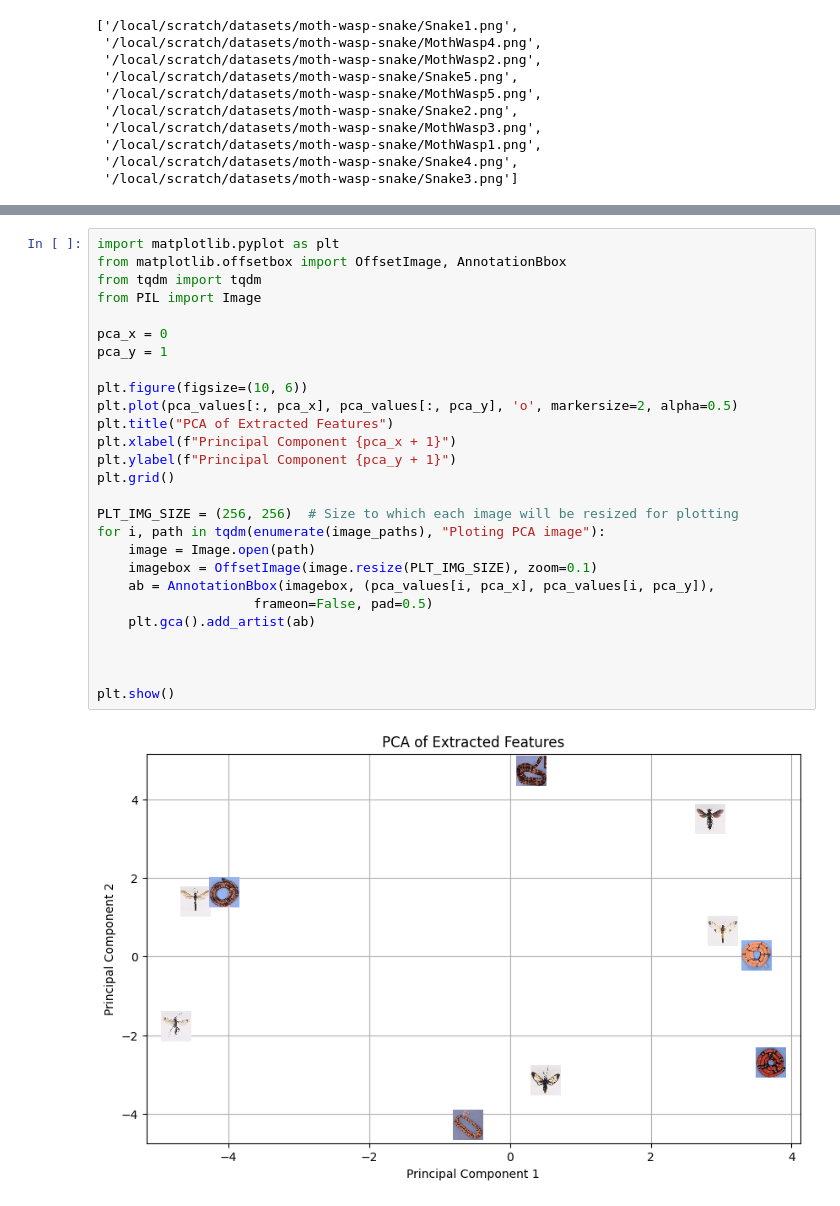
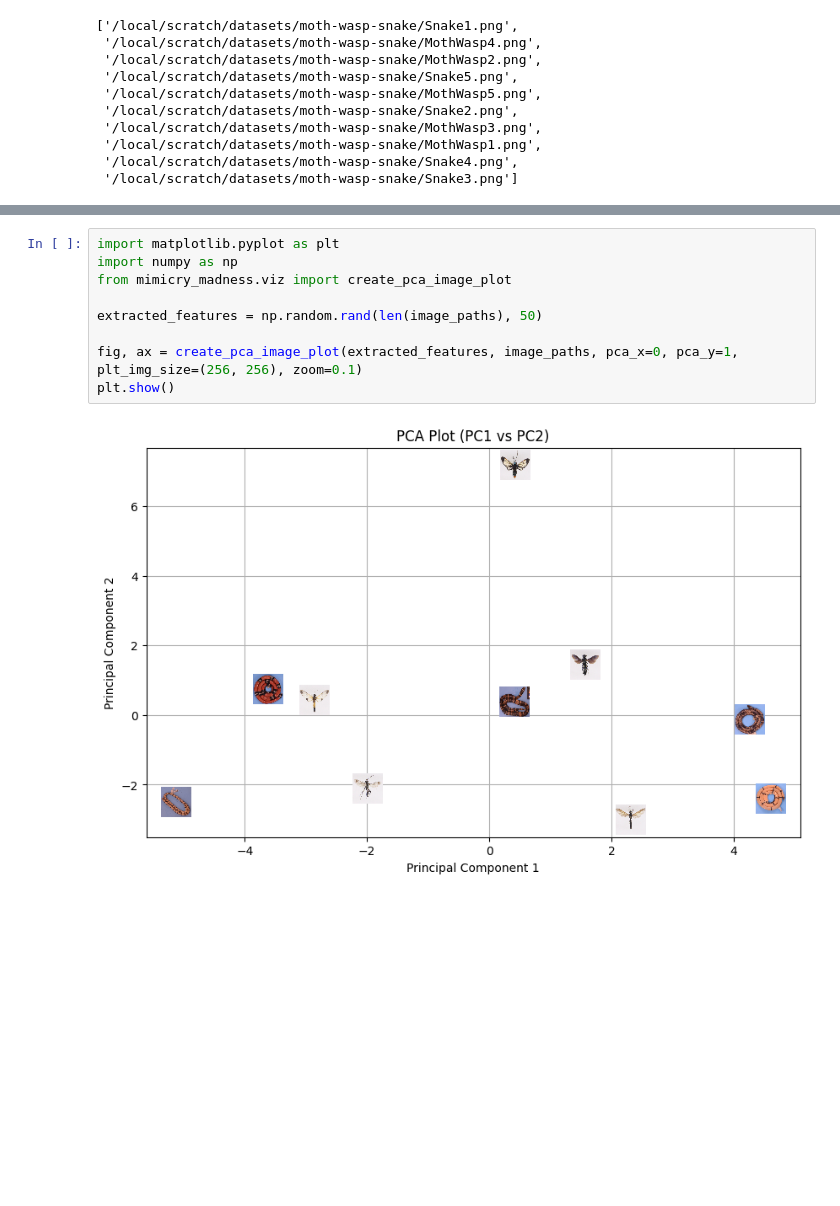
Before and after one commit to Imageomics/mimicry-madness, a Jupyter notebook: notebooks/david-playground.ipynb, the cells around one changed output, grey strips where cells are left out. Cells and saved outputs as stored; diff of their text form; blank space fills up the shorter version.

Commit message:
Added pca visualization to library

```diff
--- a/notebooks/david-playground.ipynb
+++ b/notebooks/david-playground.ipynb
@@ -37,29 +22,11 @@ pca_values = pca.fit_transform(normalized_features)
-# %%
-import matplotlib.pyplot as plt
-from matplotlib.offsetbox import OffsetImage, AnnotationBbox
-from tqdm import tqdm
-from PIL import Image
-
-pca_x = 0
-pca_y = 1
-
-plt.figure(figsize=(10, 6))
-plt.plot(pca_values[:, pca_x], pca_values[:, pca_y], 'o', markersize=2, alpha=0.5)
-plt.title("PCA of Extracted Features")
-plt.xlabel(f"Principal Component {pca_x + 1}")
-plt.ylabel(f"Principal Component {pca_y + 1}")
-plt.grid()
-
-PLT_IMG_SIZE = (256, 256)  # Size to which each image will be resized for plotting
-for i, path in tqdm(enumerate(image_paths), "Ploting PCA image"):
-    image = Image.open(path)
-    imagebox = OffsetImage(image.resize(PLT_IMG_SIZE), zoom=0.1)
-    ab = AnnotationBbox(imagebox, (pca_values[i, pca_x], pca_values[i, pca_y]),
-                    frameon=False, pad=0.5)
-    plt.gca().add_artist(ab)
-
-
-
-plt.show()
-# %% [output]
-[figure, removed]
+# %%
+import matplotlib.pyplot as plt
+import numpy as np
+from mimicry_madness.viz import create_pca_image_plot
+
+extracted_features = np.random.rand(len(image_paths), 50)
+
+fig, ax = create_pca_image_plot(extracted_features, image_paths, pca_x=0, pca_y=1, plt_img_size=(256, 256), zoom=0.1)
+plt.show()
+# %% [output]
+[figure, added]
```
Also changed, not shown: parts of 1 cell of this notebook, 1 other file.
